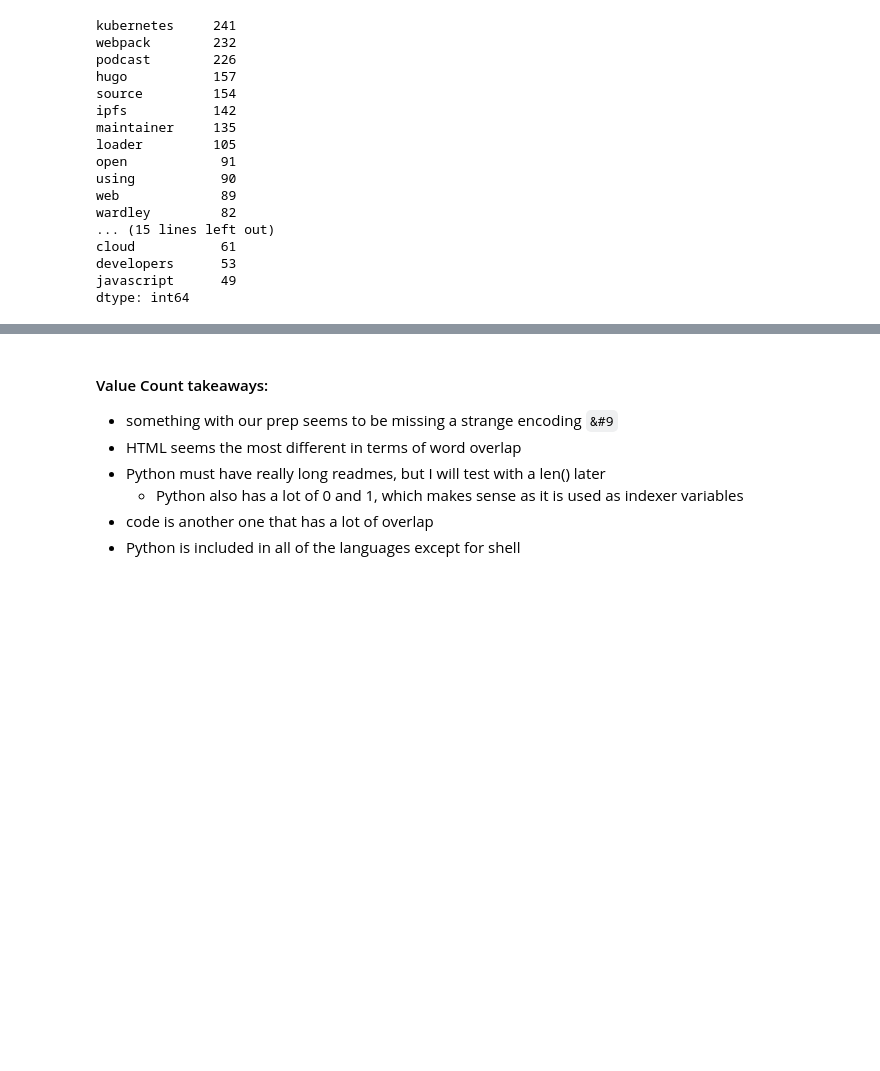
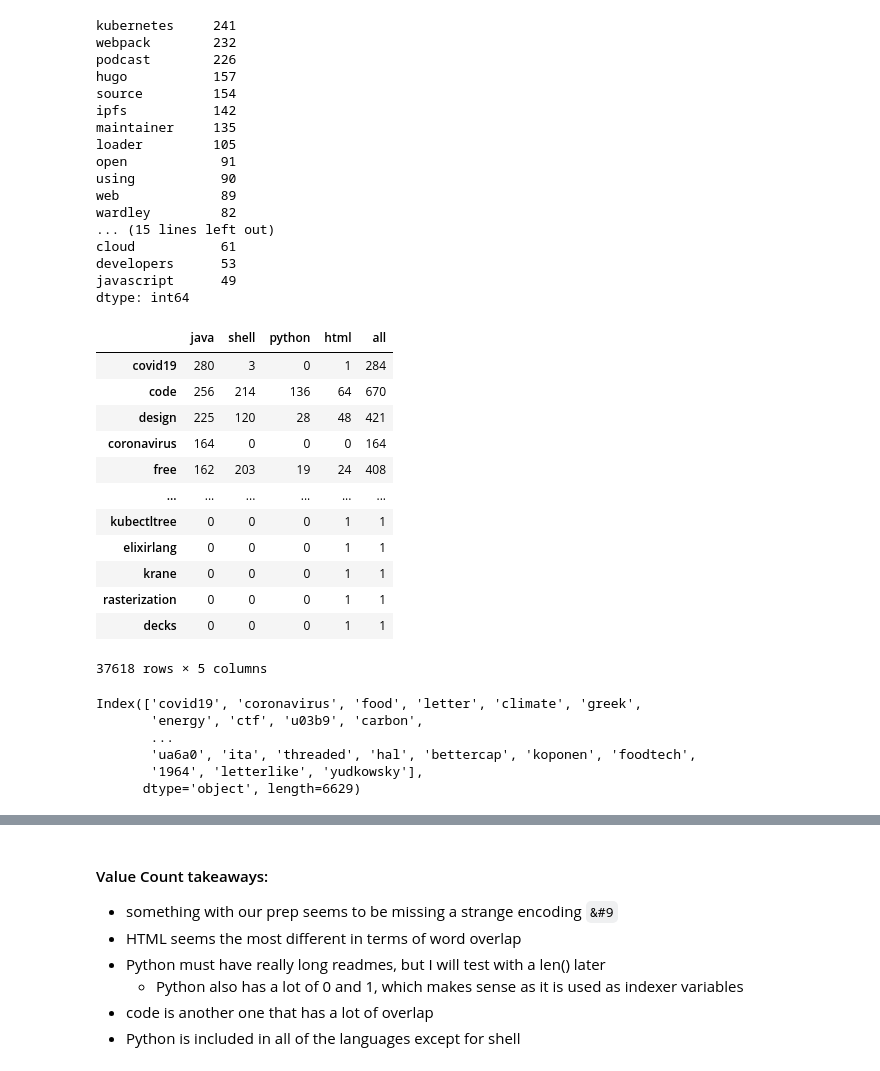
Before and after one commit to NLP-G4/NLP_group_project, a Jupyter notebook: parkers_workbook.ipynb, the cells around one changed output, grey strips where cells are left out. Saved outputs shown, nothing was run; the diff lists cells and outputs as text; code cells hidden in the pictures; blank space fills up the shorter version.

```diff
--- a/parkers_workbook.ipynb
+++ b/parkers_workbook.ipynb
@@ -324,3 +324,32 @@ cloud           61
 developers      53
 javascript      49
 dtype: int64
+# %%
+all_words = (' '.join(train.cleaned_readme_contents))
+java_words = (' '.join(train[train.language == 'JavaScript'].cleaned_readme_contents))
+shell_words = (' '.join(train[train.language == 'Shell'].cleaned_readme_contents))
+python_words = (' '.join(train[train.language == 'Python'].cleaned_readme_contents))
+html_words = (' '.join(train[train.language == 'HTML'].cleaned_readme_contents))
+all_freq = pd.Series(all_words.split()).value_counts()
+java_freq = pd.Series(java_words.split()).value_counts()
+shell_freq = pd.Series(shell_words.split()).value_counts()
+python_freq = pd.Series(python_words.split()).value_counts()
+html_freq = pd.Series(html_words.split()).value_counts()
+# %%
+freq_df = pd.concat([java_freq, shell_freq, python_freq, html_freq, all_freq], axis=1).fillna(0).astype(int)
+freq_df.columns = ['java', 'shell', 'python', 'html', 'all']
+freq_df
+# %% [output]
+|  | java | shell | python | html | all |
+| covid19 | 280 | 3 | 0 | 1 | 284 |
+| code | 256 | 214 | 136 | 64 | 670 |
+| design | 225 | 120 | 28 | 48 | 421 |
+| coronavirus | 164 | 0 | 0 | 0 | 164 |
+| free | 162 | 203 | 19 | 24 | 408 |
+| ... | ... | ... | ... | ... | ... |
+| kubectltree | 0 | 0 | 0 | 1 | 1 |
+| elixirlang | 0 | 0 | 0 | 1 | 1 |
+| krane | 0 | 0 | 0 | 1 | 1 |
+| rasterization | 0 | 0 | 0 | 1 | 1 |
+| decks | 0 | 0 | 0 | 1 | 1 |
+37618 rows × 5 columns
@@ -326,0 +358,9 @@ dtype: int64
+# %%
+parker[(parker['java']/parker['all']) >= .8].index
+# %% [output]
+Index(['covid19', 'coronavirus', 'food', 'letter', 'climate', 'greek',
+       'energy', 'ctf', 'u03b9', 'carbon',
+       ...
+       'ua6a0', 'ita', 'threaded', 'hal', 'bettercap', 'koponen', 'foodtech',
+       '1964', 'letterlike', 'yudkowsky'],
+      dtype='object', length=6629)
```
Also changed, not shown: parts of 14 cells of this notebook, 1 other file.
